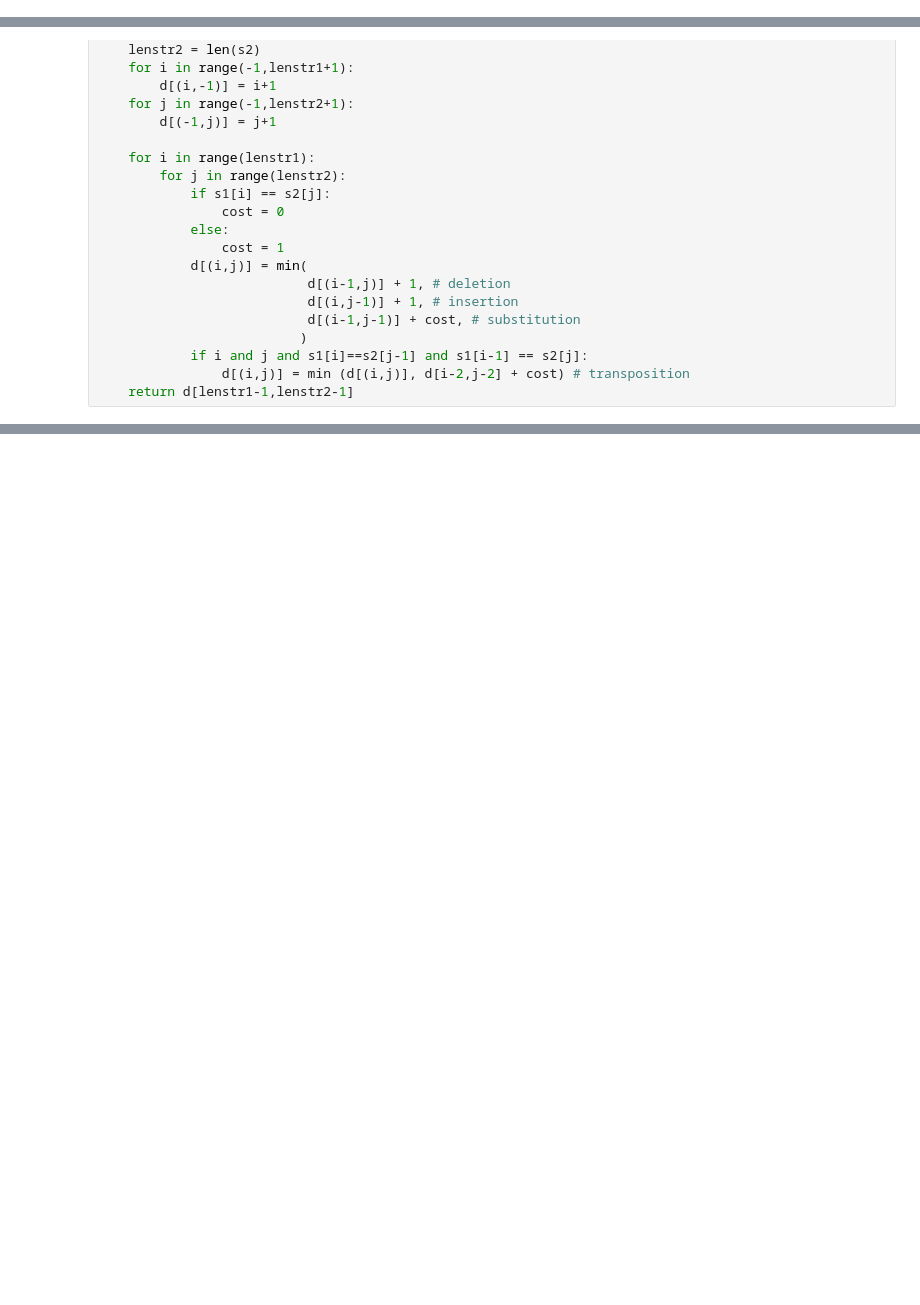
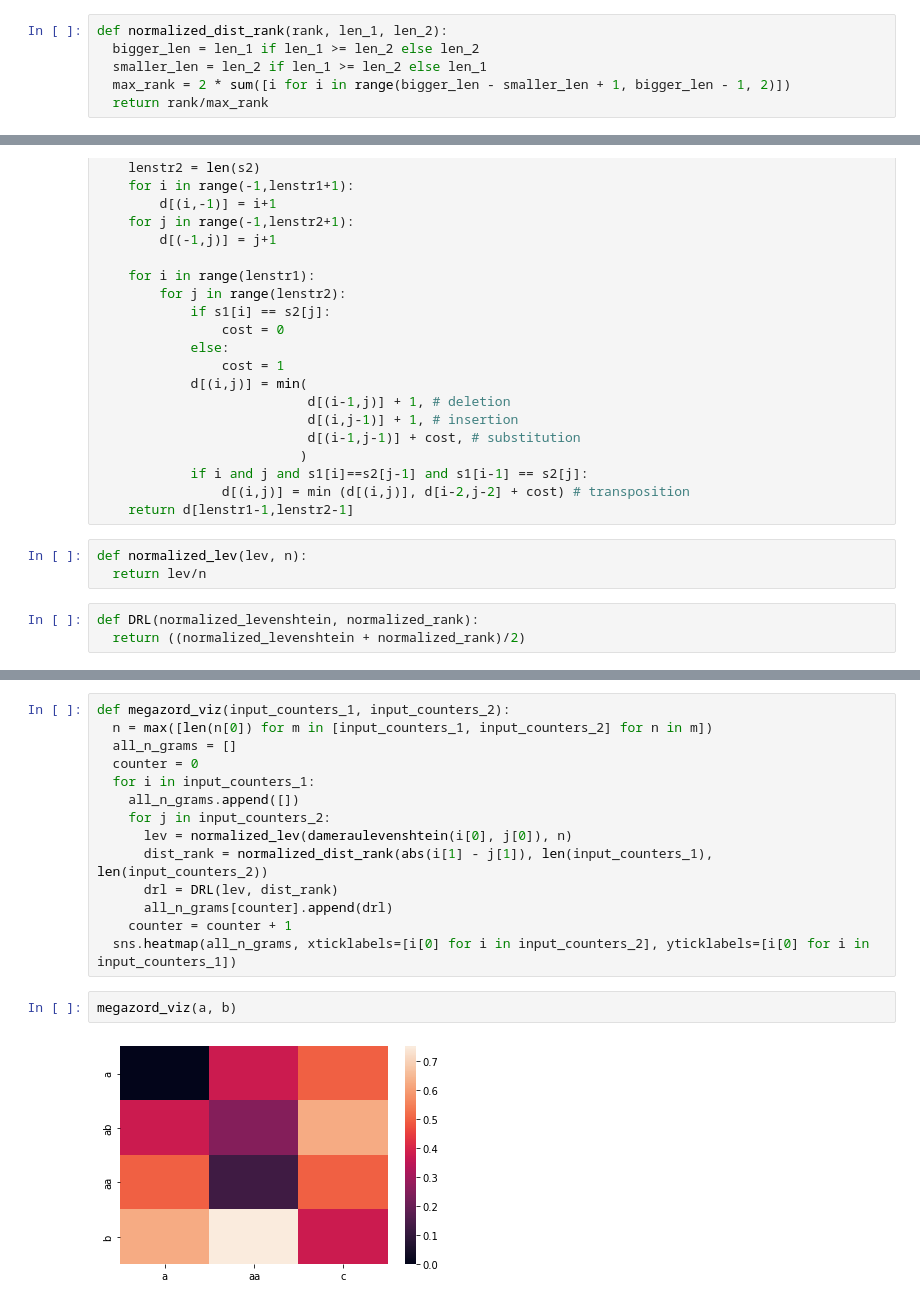
Before and after one commit to The-One-Who-Speaks-and-Depicts/oes_analysis, a Jupyter notebook: Megazord_metrics.ipynb, the cells around one changed output, grey strips where cells are left out. Drawn from its saved outputs; the diff is of its cells as text; blank space fills up the shorter version.

```diff
--- a/Megazord_metrics.ipynb
+++ b/Megazord_metrics.ipynb
@@ -3,3 +6,9 @@ import numpy as np
+# %%
+def normalized_dist_rank(rank, len_1, len_2):
+  bigger_len = len_1 if len_1 >= len_2 else len_2
+  smaller_len = len_2 if len_1 >= len_2 else len_1
+  max_rank = 2 * sum([i for i in range(bigger_len - smaller_len + 1, bigger_len - 1, 2)])
+  return rank/max_rank
 # %%
 def dameraulevenshtein(s1, s2):
     d = {}
@@ -24,4 +33,10 @@ def dameraulevenshtein(s1, s2):
             if i and j and s1[i]==s2[j-1] and s1[i-1] == s2[j]:
                 d[(i,j)] = min (d[(i,j)], d[i-2,j-2] + cost) # transposition
     return d[lenstr1-1,lenstr2-1]
+# %%
+def normalized_lev(lev, n):
+  return lev/n
+# %%
+def DRL(normalized_levenshtein, normalized_rank):
+  return ((normalized_levenshtein + normalized_rank)/2)
 # %%
@@ -77,0 +145,18 @@ print(F)
+# %%
+def megazord_viz(input_counters_1, input_counters_2):
+  n = max([len(n[0]) for m in [input_counters_1, input_counters_2] for n in m])
+  all_n_grams = []
+  counter = 0
+  for i in input_counters_1:
+    all_n_grams.append([])
+    for j in input_counters_2:
+      lev = normalized_lev(dameraulevenshtein(i[0], j[0]), n)
+      dist_rank = normalized_dist_rank(abs(i[1] - j[1]), len(input_counters_1), len(input_counters_2))
+      drl = DRL(lev, dist_rank)
+      all_n_grams[counter].append(drl)
+    counter = counter + 1
+  sns.heatmap(all_n_grams, xticklabels=[i[0] for i in input_counters_2], yticklabels=[i[0] for i in input_counters_1])
+# %%
+megazord_viz(a, b)
+# %% [output]
+[figure, added]
```
Also changed, not shown: parts of 7 cells of this notebook.
